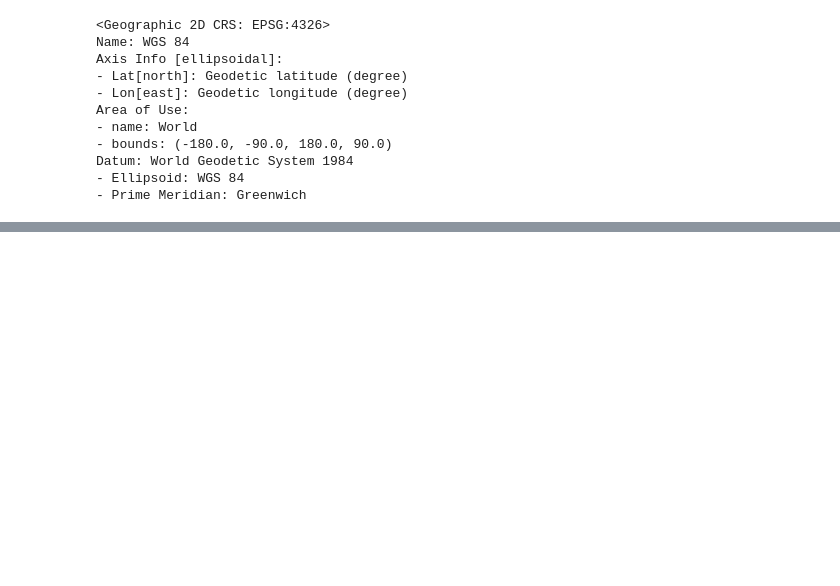
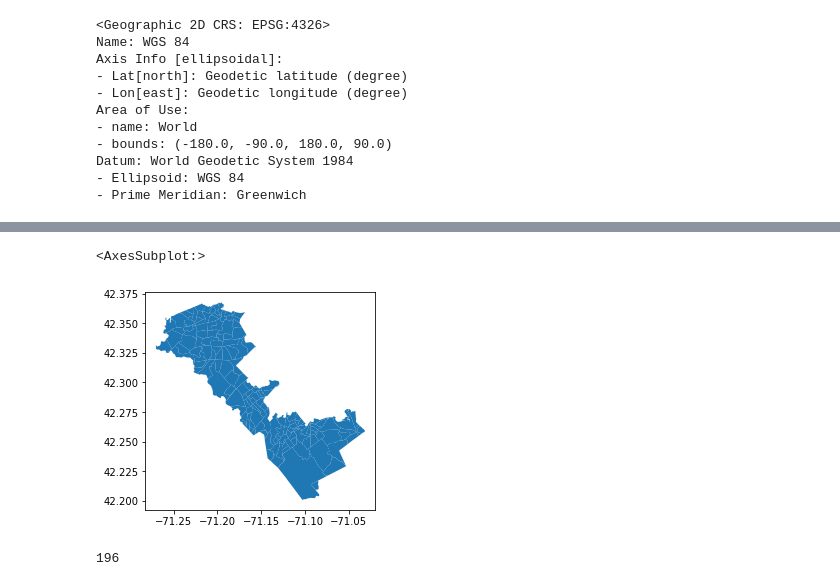
Before and after one commit to ghostpress/ma-solar, a Jupyter notebook: code/initViz.ipynb, the cells around one changed output, grey strips where cells are left out. Cells and saved outputs as stored; diff of their text form; code cells hidden in the pictures; blank space fills up the shorter version.

Commit message:
Filtered block group polygons and income data to match study locations

```diff
--- a/code/initViz.ipynb
+++ b/code/initViz.ipynb
@@ -713,4 +715,4 @@ incomeMA.to_file(dataDir('incomeMAShape/incomeMA_reproj.shp'))
 # Isolate just the income block groups in the study locations
 # TEMPORARY - while unable to replicate QGIS command in Python:
 
-isolIncome = gpd.read_file(dataDir('intersections/income/isolIncome.shp'))
+isolIncomeMAshp = gpd.read_file(dataDir('intersections/income/isolIncome.shp'))
@@ -716,0 +743,9 @@ isolIncome = gpd.read_file(dataDir('intersections/income/isolIncome.shp'))
+# %%
+isolIncomeMAshp.plot()
+# %% [output]
+<AxesSubplot:>
+[figure, added]
+# %%
+incomeMAdat['GISJOIN'].isin(isolIncomeMAshp['GISJOIN']).sum()
+# %% [output]
+196
```
Also changed, not shown: parts of 9 cells of this notebook.
